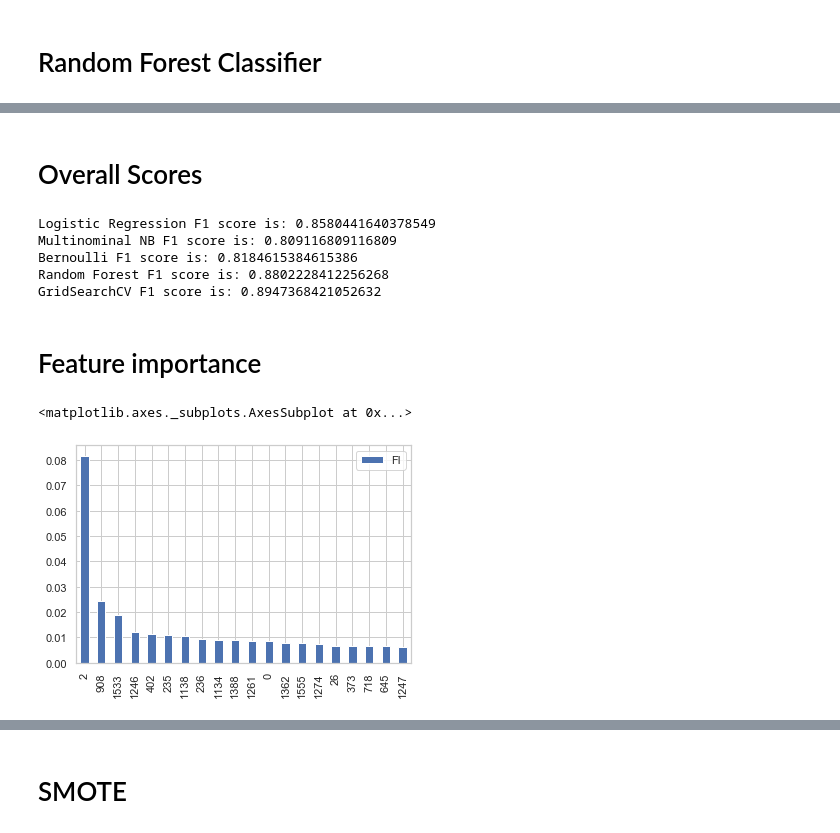
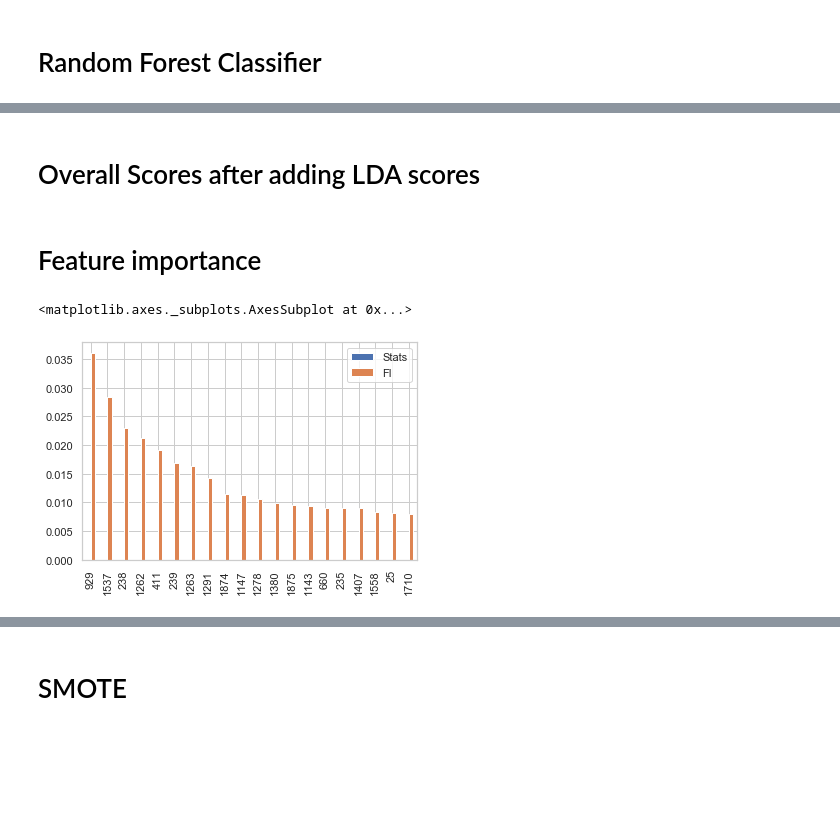
Before and after one commit to dorjeys3/Walmart_proj, a Jupyter notebook: Preprocessing.ipynb, the cells around one changed output, grey strips where cells are left out. Saved outputs shown, nothing was run; the diff lists cells and outputs as text; code cells hidden in the pictures; blank space fills up the shorter version.

```diff
--- a/Preprocessing.ipynb
+++ b/Preprocessing.ipynb
@@ -340,0 +467,3 @@ print(X_train.shape, y_train.shape)
+# %%
+X_train = pd.concat(frame1, axis=1)
+X_test = pd.concat(frame2, axis=1)
@@ -340,0 +489,3 @@ print(X_train.shape, y_train.shape)
+# %%
+X_train.drop(columns = ["delisted"], inplace = True)
+X_test.drop(columns = "delisted", inplace=True)
@@ -353,6 +508,6 @@ X_train.head()
 # %%
 from sklearn.feature_selection import RFE
 from sklearn.linear_model import LogisticRegression
-logreg = LogisticRegression(penalty="l2", random_state = 0,n_jobs=-1, class_weight="balanced")
+logreg = LogisticRegression(penalty = "l2", random_state = 0,n_jobs=-1)
 logreg.fit(X_train, y_train)
 # %% [output]
@@ -474,7 +622,7 @@ from sklearn.model_selection import GridSearchCV
 rfc = RandomForestClassifier(n_estimators = 300, criterion = "entropy",
                              random_state = 0, verbose=1, n_jobs=-1, class_weight="balanced")
 # %%
-param_dict={'min_samples_leaf':range(1,10,1), 'max_depth': range(10,20,1)}
+param_dict={'min_samples_leaf':range(1,10,1), 'max_depth': range(1,10,1), "max_leaf_nodes":range(9,15,1)}
 # %%
 grid_tree = GridSearchCV(rfc, param_dict, cv=5, scoring="f1", verbose=2, n_jobs=-1)
 
@@ -545,5 +672,5 @@ RandomForestClassifier(class_weight='balanced', criterion='entropy',
 # %% [markdown]
-# Overall Scores
+# Overall Scores after adding LDA scores
 # %%
 # Logistic Regression:
 print("Logistic Regression F1 score is:", metrics.f1_score(y_test, y_pred_lr))
@@ -553,25 +680,22 @@ print("Multinominal NB F1 score is:", metrics.f1_score(y_test, y_pred_NB))
 print("Bernoulli F1 score is:", metrics.f1_score(y_test, y_pred_Bnb))
 # Random Forest
 print("Random Forest F1 score is:", metrics.f1_score(y_test, y_pred_RF))
-# Grid Search
-print("GridSearchCV F1 score is:", metrics.f1_score(y_test, grid_tree_pred))
+# Grid Search - Random Forest
+print("GridSearchCV w/ Random Forest F1 score is:", metrics.f1_score(y_test, grid_tree_pred))
+# Grid Search - Logistic Regression
+print("GridSearchCV w/ Random Forest F1 score is:", metrics.f1_score(y_test, grid_log_pred))
-# %% [output]
-Logistic Regression F1 score is: 0.8580441640378549
-Multinominal NB F1 score is: 0.809116809116809
-Bernoulli F1 score is: 0.8184615384615386
-Random Forest F1 score is: 0.8802228412256268
-GridSearchCV F1 score is: 0.8947368421052632
 # %% [markdown]
 # Feature importance
 # %%
 d = {'Stats':X.columns,'FI':grid_tree.best_estimator_.feature_importances_}
 # %%
-data = pd.DataFrame(d)
+data = pd.DataFrame.from_dict(d, orient="index")
+data = data.transpose()
 data = data.sort_values(by='FI', ascending=False)
 data[:20].plot(kind="bar")
 # %% [output]
 <matplotlib.axes._subplots.AxesSubplot at 0x...>
-[figure, old version]
+[figure, new version]
 # %%
 feat_imp = data[:10]
 # %%
```
Also changed, not shown: parts of 93 cells of this notebook.
